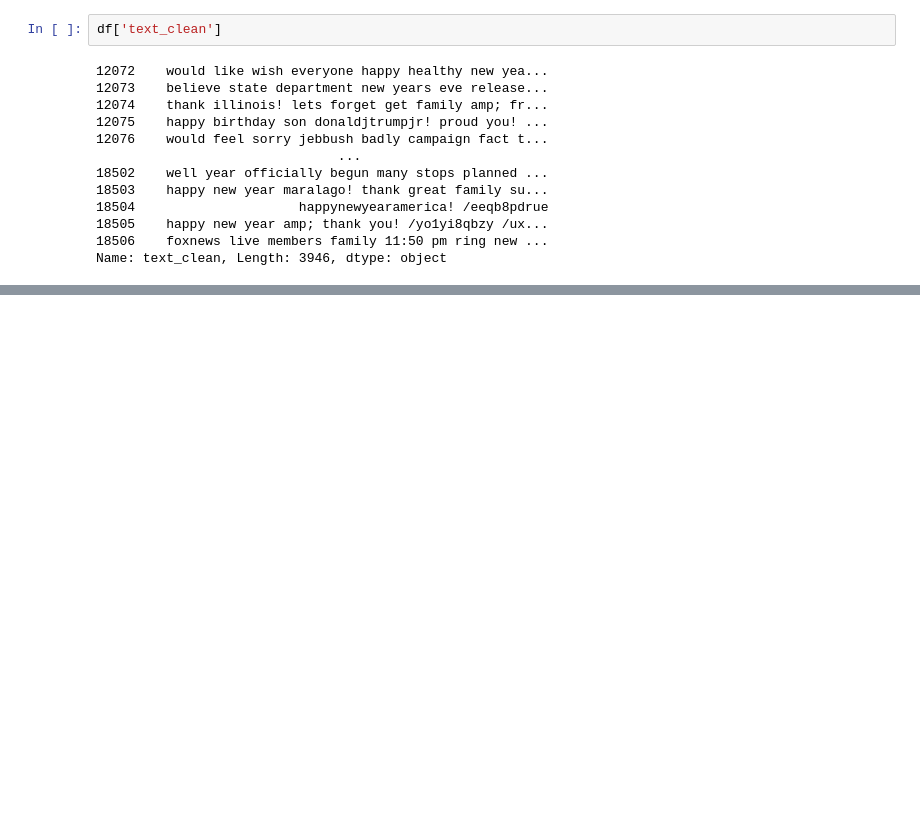
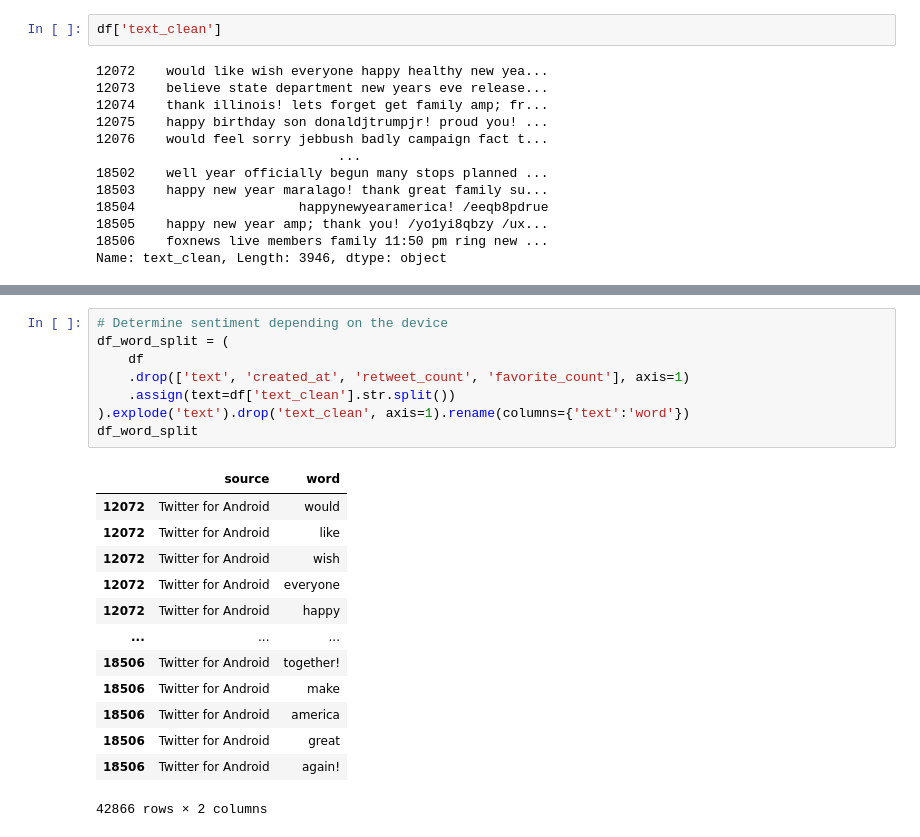
Before and after one commit to rodri-iot/NLP, a Jupyter notebook: src/tweets.ipynb, the cells around one changed output, grey strips where cells are left out. Saved outputs shown, nothing was run; the diff lists cells and outputs as text; blank space fills up the shorter version.

```diff
--- a/src/tweets.ipynb
+++ b/src/tweets.ipynb
@@ -240,0 +248,22 @@ plt.show()
+# %%
+# Determine sentiment depending on the device
+df_word_split = (
+    df
+    .drop(['text', 'created_at', 'retweet_count', 'favorite_count'], axis=1)
+    .assign(text=df['text_clean'].str.split())
+).explode('text').drop('text_clean', axis=1).rename(columns={'text':'word'})
+df_word_split
+# %% [output]
+|  | source | word |
+| 12072 | Twitter for Android | would |
+| 12072 | Twitter for Android | like |
+| 12072 | Twitter for Android | wish |
+| 12072 | Twitter for Android | everyone |
+| 12072 | Twitter for Android | happy |
+| ... | ... | ... |
+| 18506 | Twitter for Android | together! |
+| 18506 | Twitter for Android | make |
+| 18506 | Twitter for Android | america |
+| 18506 | Twitter for Android | great |
+| 18506 | Twitter for Android | again! |
+42866 rows × 2 columns
```
Also changed, not shown: parts of 9 cells of this notebook, 1 other file.
